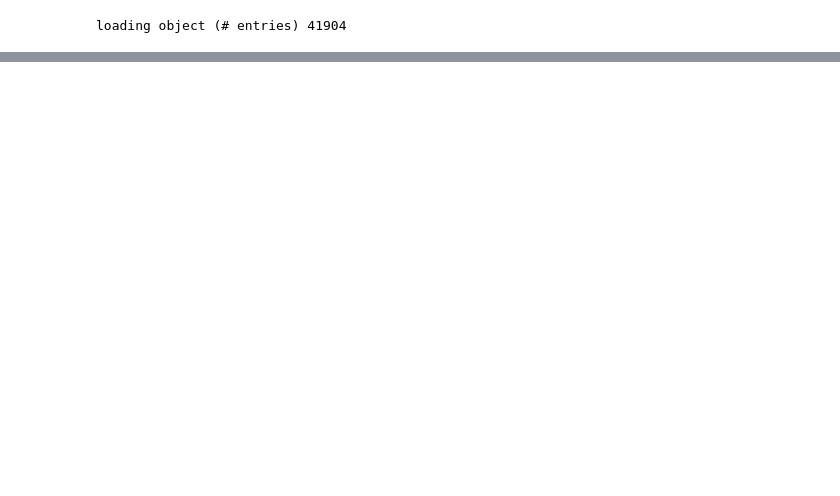
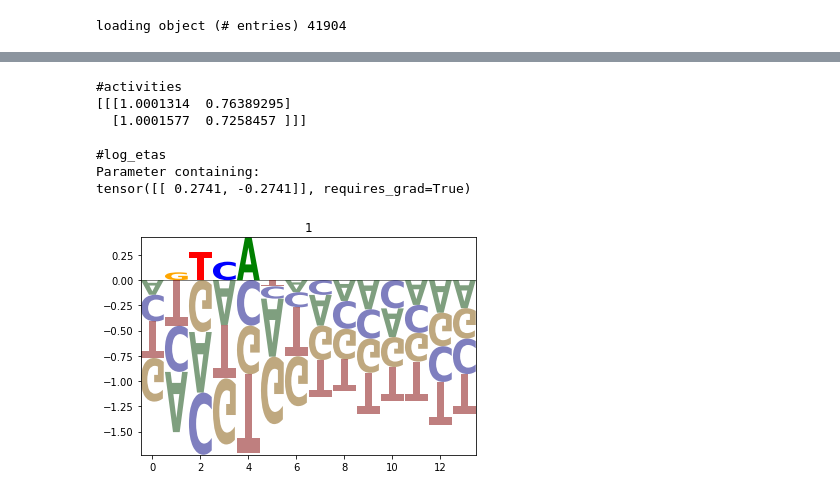
Before and after one commit to theislab/mubind, a Jupyter notebook: notebooks/pbm/01_gcn4.ipynb, the cells around one changed output, grey strips where cells are left out. Drawn from its saved outputs; the diff is of its cells as text; code cells hidden in the pictures; blank space fills up the shorter version.

```diff
--- a/notebooks/pbm/01_gcn4.ipynb
+++ b/notebooks/pbm/01_gcn4.ipynb
@@ -58,6 +85,6 @@ rcParams['figure.figsize'] = 5, 1
 # %%
 print('loading object (# entries)', data.shape[0])
 dataset = mb.datasets.SelexDataset(data, n_rounds=1, enr_series=True)
-train = tdata.DataLoader(dataset=dataset, batch_size=10000, shuffle=True)
+train = tdata.DataLoader(dataset=dataset, batch_size=256, shuffle=True)
 # %% [output]
 loading object (# entries) 41904
@@ -64,5 +93,10 @@ loading object (# entries) 41904
 # %%
-# train = tdata.DataLoader(dataset=dataset, batch_size=256, shuffle=True)
+model = mb.models.DinucSelex(use_dinuc=False, kernels=[0, 14], n_rounds=1, n_batches=1).to(device)
+l2 = []
+optimiser = topti.Adam(model.parameters(), lr=0.001, weight_decay=0.0001)
+# optimiser = topti.LBFGS(model.parameters())
+# criterion = mb.tl.PoissonLoss()
+criterion = mb.tl.MSELoss()
 # %%
-train.dataset.n_batches
+mb.tl.train_network(model, train, device, optimiser, criterion, num_epochs=500, early_stopping=10, log_each=10, verbose=2)
 # %% [output]
@@ -70,2 +120,11 @@ train.dataset.n_batches
 # %%
-# train.dataset.rounds
+mb.pl.conv_mono(model)
+# %% [output]
+#activities
+[[[1.0001314  0.76389295]
+  [1.0001577  0.7258457 ]]]
+
+#log_etas
+Parameter containing:
+tensor([[ 0.2741, -0.2741]], requires_grad=True)
+[figure, added]
```
Also changed, not shown: parts of 55 cells of this notebook, 3 other files.
